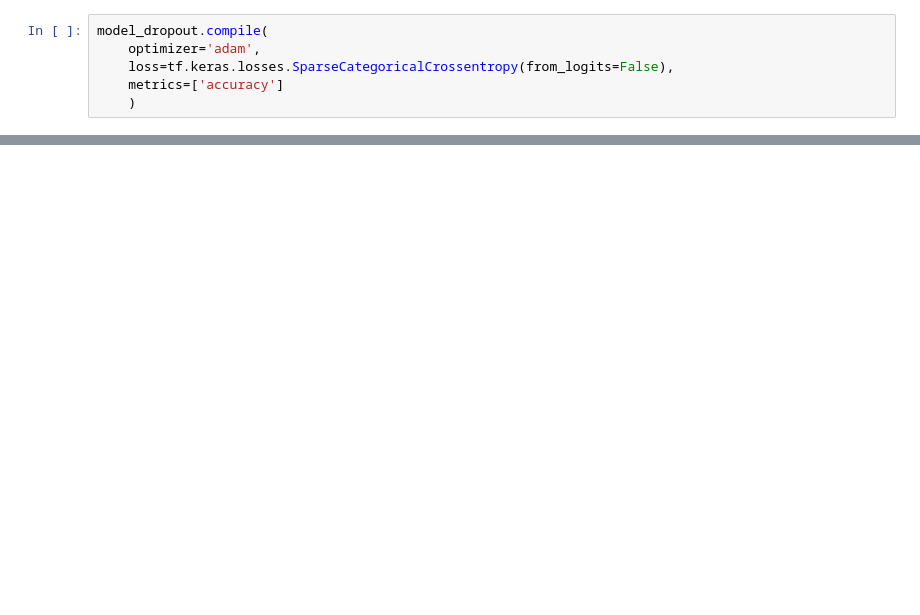
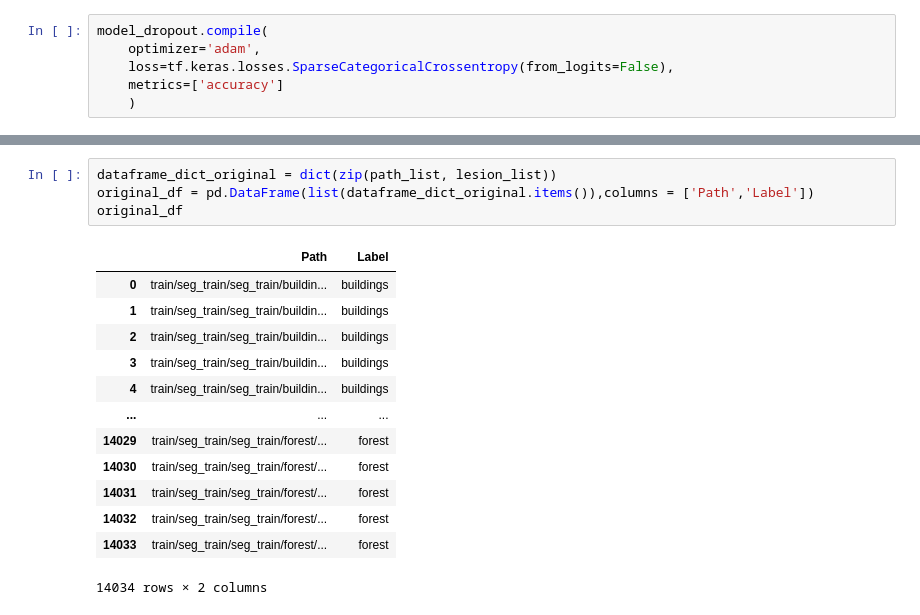
Before and after one commit to sumanjitmoshat/CNN, a Jupyter notebook: intel_image_classification.ipynb, the cells around one changed output, grey strips where cells are left out. Saved outputs shown, nothing was run; the diff lists cells and outputs as text; blank space fills up the shorter version.

```diff
--- a/intel_image_classification.ipynb
+++ b/intel_image_classification.ipynb
@@ -224,0 +347,18 @@ plt.show()
+# %%
+dataframe_dict_original = dict(zip(path_list, lesion_list))
+original_df = pd.DataFrame(list(dataframe_dict_original.items()),columns = ['Path','Label'])
+original_df
+# %% [output]
+|  | Path | Label |
+| 0 | train/seg_train/seg_train/buildin... | buildings |
+| 1 | train/seg_train/seg_train/buildin... | buildings |
+| 2 | train/seg_train/seg_train/buildin... | buildings |
+| 3 | train/seg_train/seg_train/buildin... | buildings |
+| 4 | train/seg_train/seg_train/buildin... | buildings |
+| ... | ... | ... |
+| 14029 | train/seg_train/seg_train/forest/... | forest |
+| 14030 | train/seg_train/seg_train/forest/... | forest |
+| 14031 | train/seg_train/seg_train/forest/... | forest |
+| 14032 | train/seg_train/seg_train/forest/... | forest |
+| 14033 | train/seg_train/seg_train/forest/... | forest |
+14034 rows × 2 columns
```
Also changed, not shown: parts of 15 cells of this notebook.
